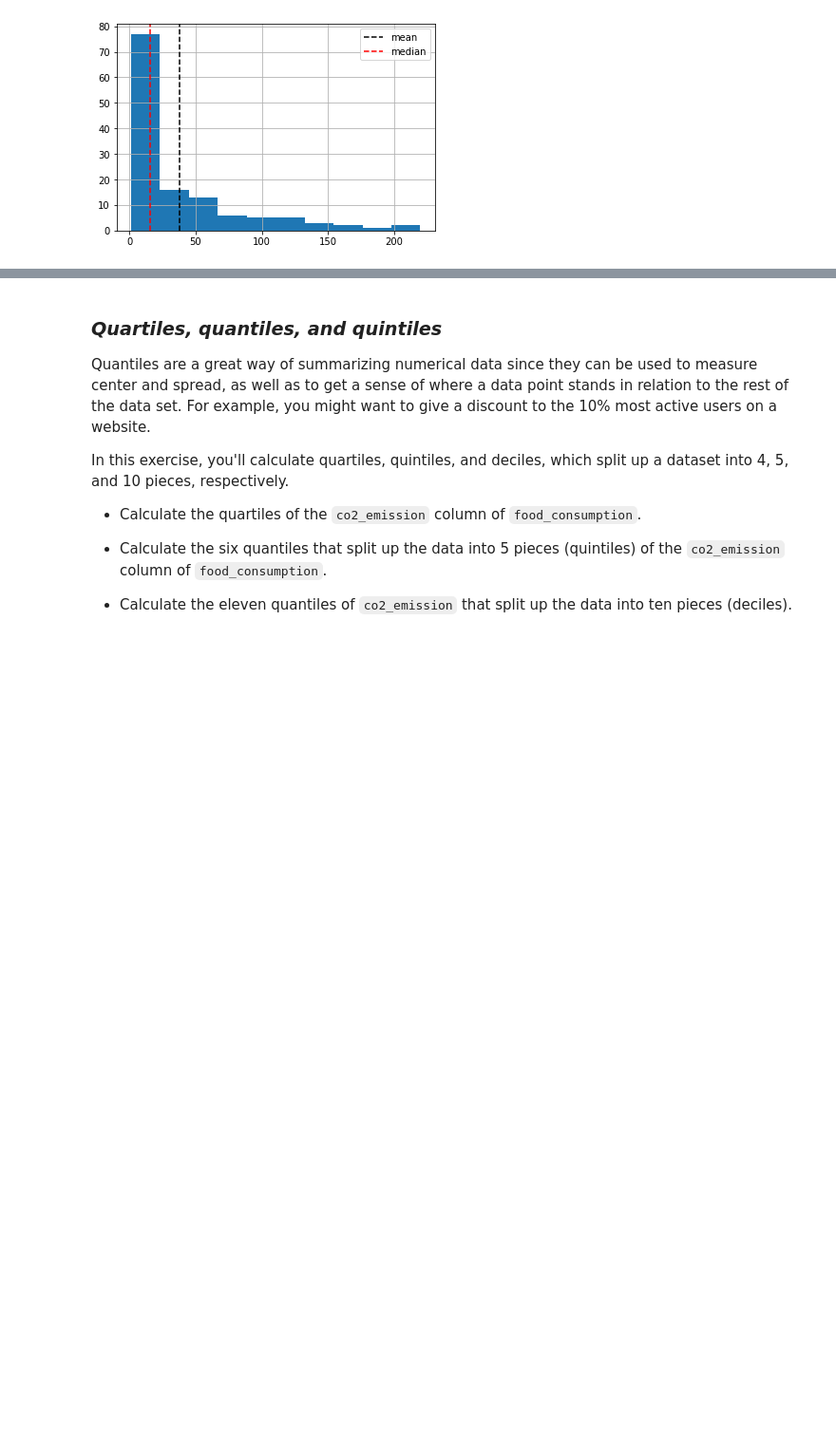
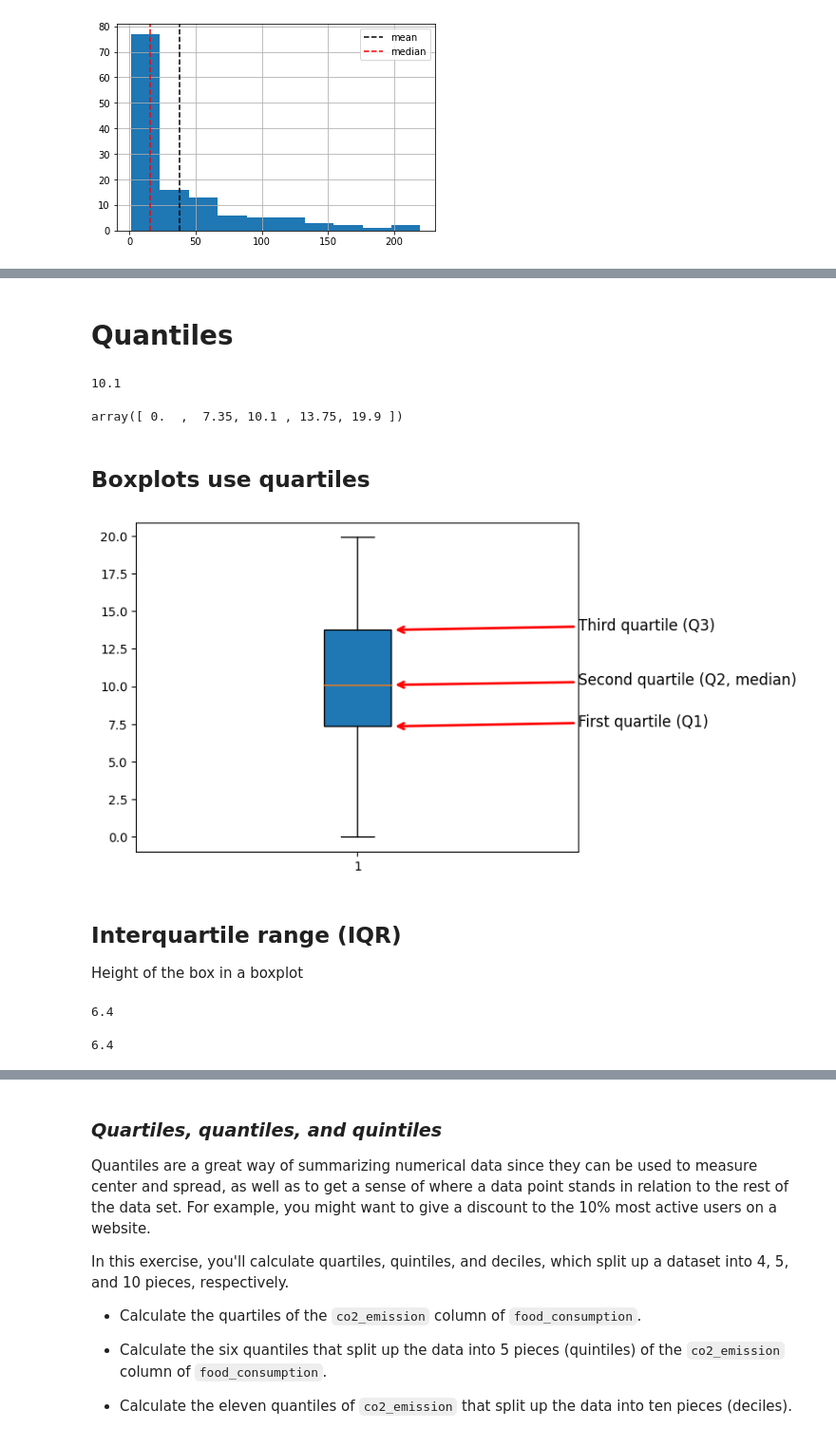
Before and after one commit to armeros/DC_Stats_Introduction, a Jupyter notebook: Intro_to_Stats.ipynb, the cells around one changed output, grey strips where cells are left out. Shown at 95% size. Cells and saved outputs as stored; diff of their text form; code cells hidden in the pictures; blank space fills up the shorter version.

```diff
--- a/Intro_to_Stats.ipynb
+++ b/Intro_to_Stats.ipynb
@@ -0,0 +182,19 @@
+# %%
+msleep = pd.read_csv('msleep.csv').drop(index=74)
+new_row = {
+    'name': 'Mysterious insectivore',
+    'genus': 'Mysteri',
+    'vore': 'insecti',
+    'order': 'Insectivora',
+    'conservation': 'data deficient',
+    'sleep_total': 0.0,
+    'sleep_rem': 0.0,
+    'sleep_cycle': None,
+    'awake': 24.0,  # assuming it is awake all the time
+    'brainwt': 0.003,  # assuming a small brain weight in kg
+    'bodywt': 0.015  # assuming a small body weight in kg
+}
+
+new_row_df = pd.DataFrame([new_row])
+msleep = pd.concat([msleep, new_row_df], ignore_index=True)
+msleep[msleep['vore'] == 'insecti'][['name',	'genus',	'vore',	'order',	'sleep_total']]
@@ -87,0 +337,60 @@ Name: co2_emission, dtype: float64
+# %% [markdown]
+# **Quantiles**
+# %%
+np.quantile(msleep['sleep_total'], 0.5)
+# %% [output]
+10.1
+# %%
+np.quantile(msleep['sleep_total'], [0, 0.25, 0.5, 0.75, 1])
+# %% [output]
+array([ 0.  ,  7.35, 10.1 , 13.75, 19.9 ])
+# %% [markdown]
+## **Boxplots use quartiles**
+# %%
+# plt.boxplot(msleep['sleep_total'])
+# plt.show()
+boxplot = plt.boxplot(msleep['sleep_total'], vert=True, patch_artist=True)
+
+plt.annotate(
+    'Third quartile (Q3)',
+    xy=(1 + 0.08, np.quantile(msleep['sleep_total'], 0.75)),
+    xytext=(1 + 0.5, np.quantile(msleep['sleep_total'], 0.75)), # Text location
+    arrowprops=dict(arrowstyle='->', color='red', lw=2), # Arrow properties
+    fontsize=12,           # Font size of the text
+    color='black'            # Color of the text
+)
+
+plt.annotate(
+    'Second quartile (Q2, median)',
+    xy=(1 + 0.08, np.quantile(msleep['sleep_total'], 0.5)),
+    xytext=(1 + 0.5, np.quantile(msleep['sleep_total'], 0.5)), # Text location
+    arrowprops=dict(arrowstyle='->', color='red', lw=2), # Arrow properties
+    fontsize=12,           # Font size of the text
+    color='black'            # Color of the text
+)
+
+plt.annotate(
+    'First quartile (Q1)',
+    xy=(1 + 0.08, np.quantile(msleep['sleep_total'], 0.25)),
+    xytext=(1 + 0.5, np.quantile(msleep['sleep_total'], 0.25)), # Text location
+    arrowprops=dict(arrowstyle='->', color='red', lw=2), # Arrow properties
+    fontsize=12,           # Font size of the text
+    color='black'            # Color of the text
+)
+
+plt.show()
+# %% [output]
+[figure, added]
+# %% [markdown]
+## **Interquartile range (IQR)**
+Height of the box in a boxplot
+# %%
+np.quantile(msleep['sleep_total'], 0.75) - np.quantile(msleep['sleep_total'], 0.25)
+# %% [output]
+6.4
+# %%
+from scipy.stats import iqr
+
+iqr(msleep['sleep_total'])
+# %% [output]
+6.4
```
Also changed, not shown: parts of 154 cells of this notebook.
